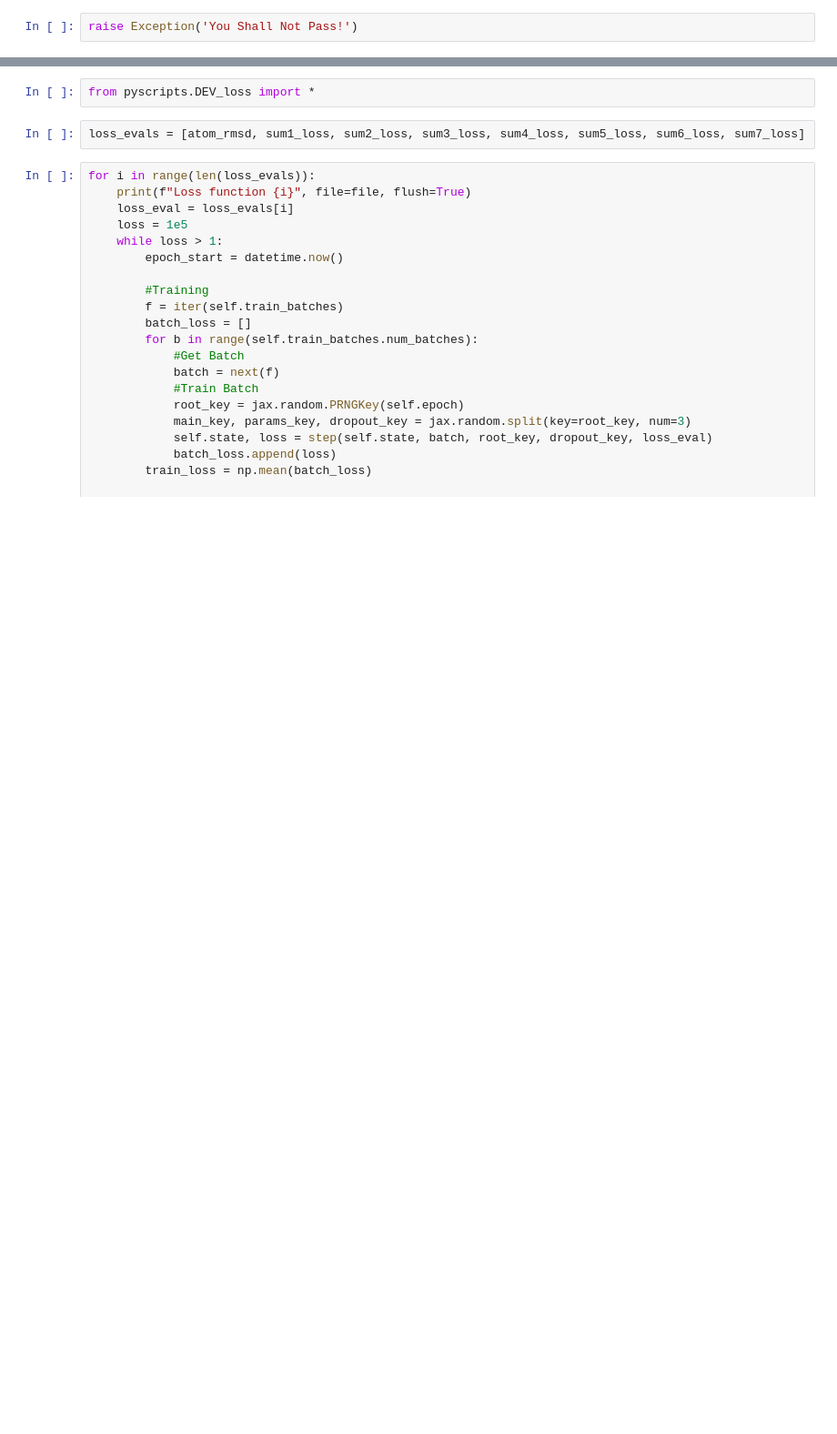
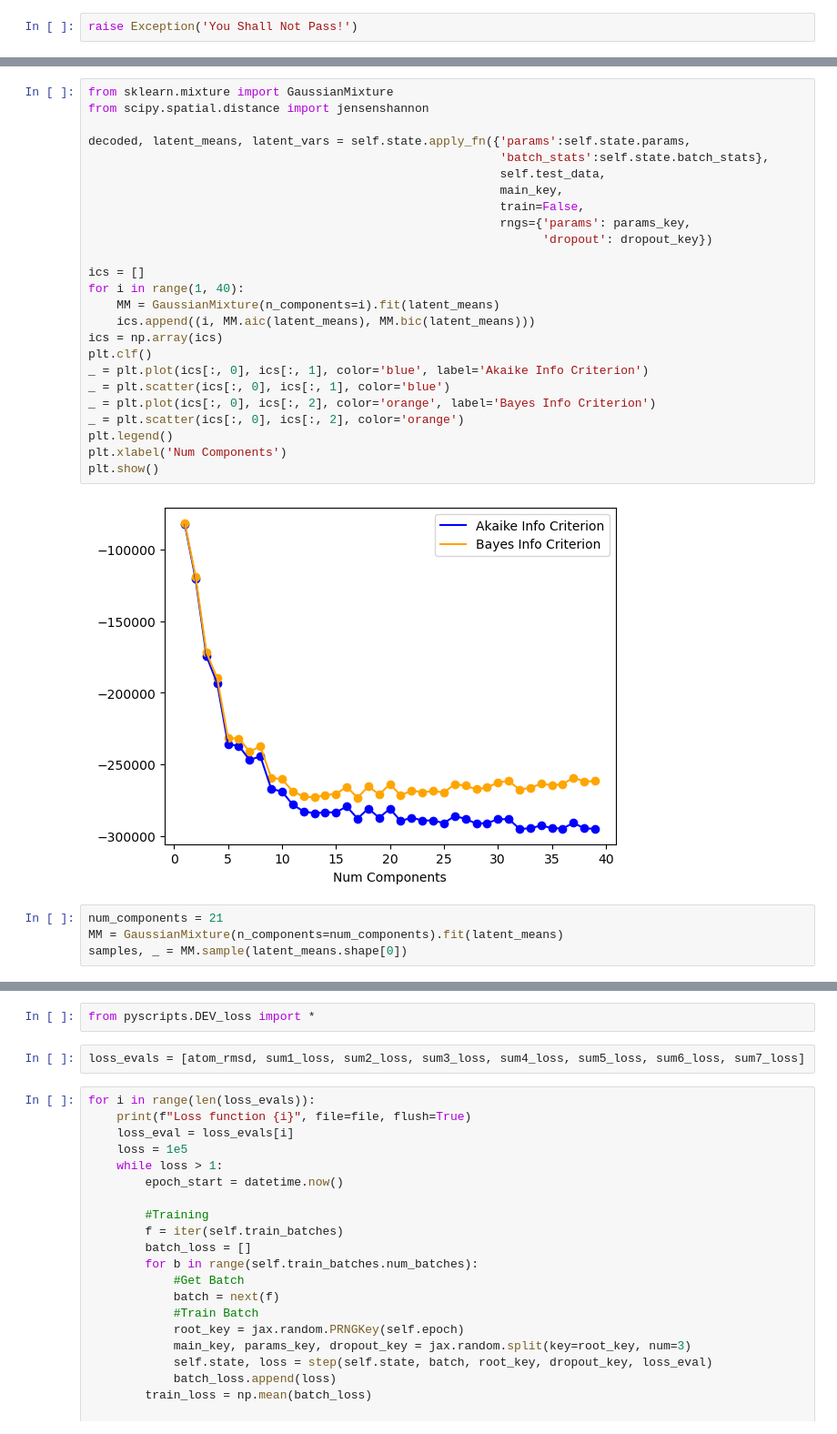
Before and after one commit to CCBatIIT/Deep-MMS, a Jupyter notebook: RUN.ipynb, the cells around one changed output, grey strips where cells are left out. Shown at 91% size. Cells and saved outputs as stored; diff of their text form; blank space fills up the shorter version.

```diff
--- a/RUN.ipynb
+++ b/RUN.ipynb
@@ -105,0 +182,31 @@ raise Exception('You Shall Not Pass!')
+# %%
+from sklearn.mixture import GaussianMixture
+from scipy.spatial.distance import jensenshannon
+
+decoded, latent_means, latent_vars = self.state.apply_fn({'params':self.state.params,
+                                                          'batch_stats':self.state.batch_stats},
+                                                          self.test_data,
+                                                          main_key,
+                                                          train=False,
+                                                          rngs={'params': params_key,
+                                                                'dropout': dropout_key})
+
+ics = []
+for i in range(1, 40):
+    MM = GaussianMixture(n_components=i).fit(latent_means)
+    ics.append((i, MM.aic(latent_means), MM.bic(latent_means)))
+ics = np.array(ics)
+plt.clf()
+_ = plt.plot(ics[:, 0], ics[:, 1], color='blue', label='Akaike Info Criterion')
+_ = plt.scatter(ics[:, 0], ics[:, 1], color='blue')
+_ = plt.plot(ics[:, 0], ics[:, 2], color='orange', label='Bayes Info Criterion')
+_ = plt.scatter(ics[:, 0], ics[:, 2], color='orange')
+plt.legend()
+plt.xlabel('Num Components')
+plt.show()
+# %% [output]
+[figure, added]
+# %%
+num_components = 21
+MM = GaussianMixture(n_components=num_components).fit(latent_means)
+samples, _ = MM.sample(latent_means.shape[0])
```
Also changed, not shown: parts of 11 cells of this notebook, 2 other files.
